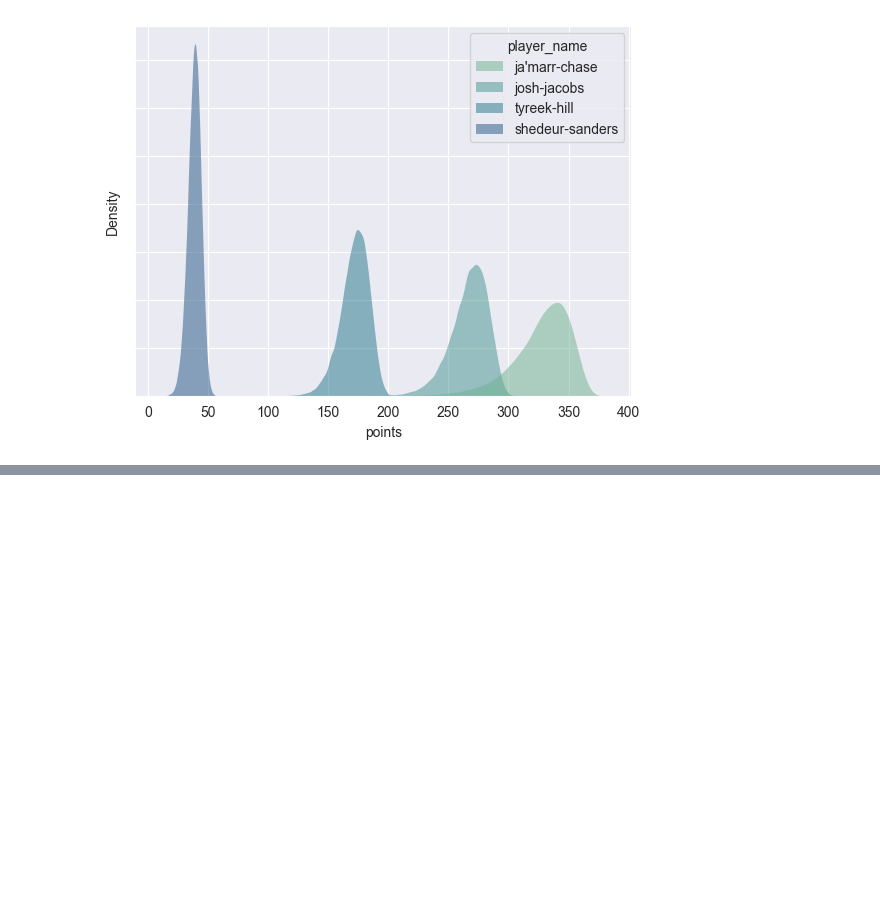
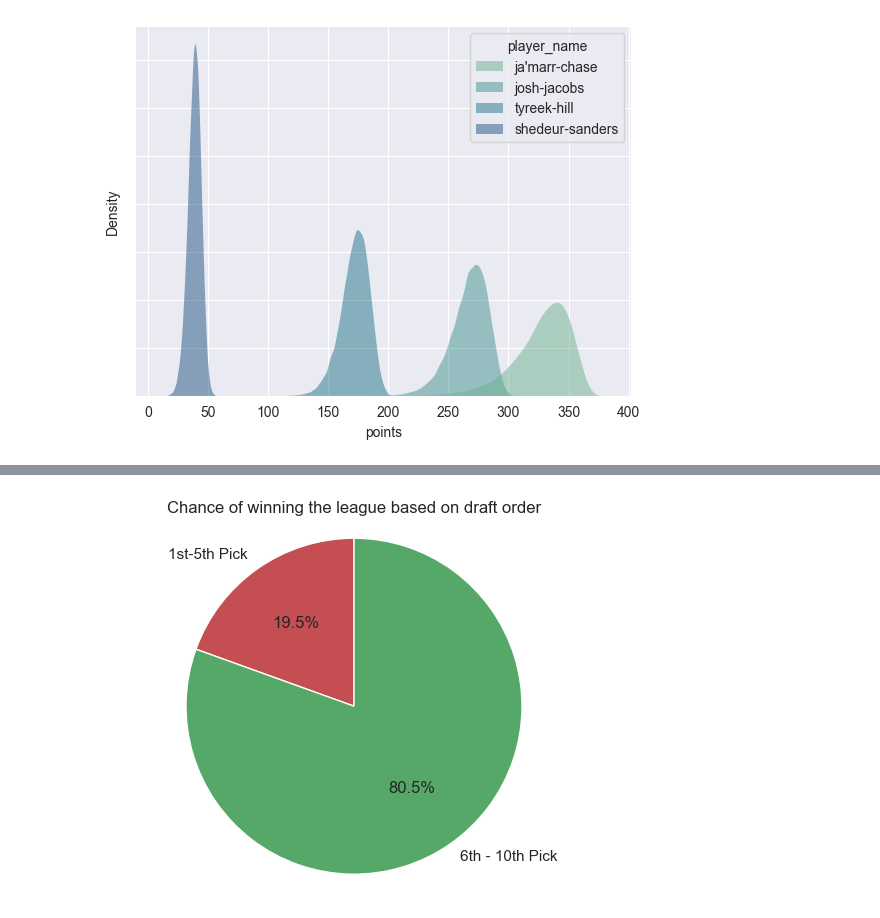
Before and after one commit to lukebernier/monte-carlo, a Jupyter notebook: draft_monte_carlo.ipynb, the cells around one changed output, grey strips where cells are left out. Drawn from its saved outputs; the diff is of its cells as text; code cells hidden in the pictures; blank space fills up the shorter version.

```diff
--- a/draft_monte_carlo.ipynb
+++ b/draft_monte_carlo.ipynb
@@ -598,0 +713,37 @@ draw_density_plots([0, 10, 51, 620], players_adjusted)
+# %%
+first_place = df.query("proj_position == 1")
+
+#grouped = first_place.groupby('draft_position')
+
+counts = (
+   first_place.groupby('draft_position')
+    .size()
+    .reset_index(name='first_place_count')  # clear column name
+    .sort_values('draft_position')
+)
+
+counts['percentage'] = counts['first_place_count'] / counts['first_place_count'].sum() * 100
+
+first_half = counts[0:5]['percentage'].sum()
+second_half = counts[5:10]['percentage'].sum()
+
+data = [first_half, second_half]
+labels = ['1st-5th Pick', '6th - 10th Pick']
+
+# Apply Seaborn theme and color palette
+sns.set_theme()
+colors = [sns.color_palette('deep')[3], sns.color_palette('deep')[2]] # Using a Seaborn color palette
+
+# Create the pie chart
+plt.pie(data, labels=labels, colors=colors, autopct='%1.1f%%', startangle=90)
+
+# Add a title
+plt.title('Chance of winning the league based on draft order')
+
+# Ensure the circle is drawn correctly
+plt.axis('equal')
+
+# Display the chart
+plt.show()
+# %% [output]
+[figure, added]
```
Also changed, not shown: parts of 13 cells of this notebook, 2 other files.
